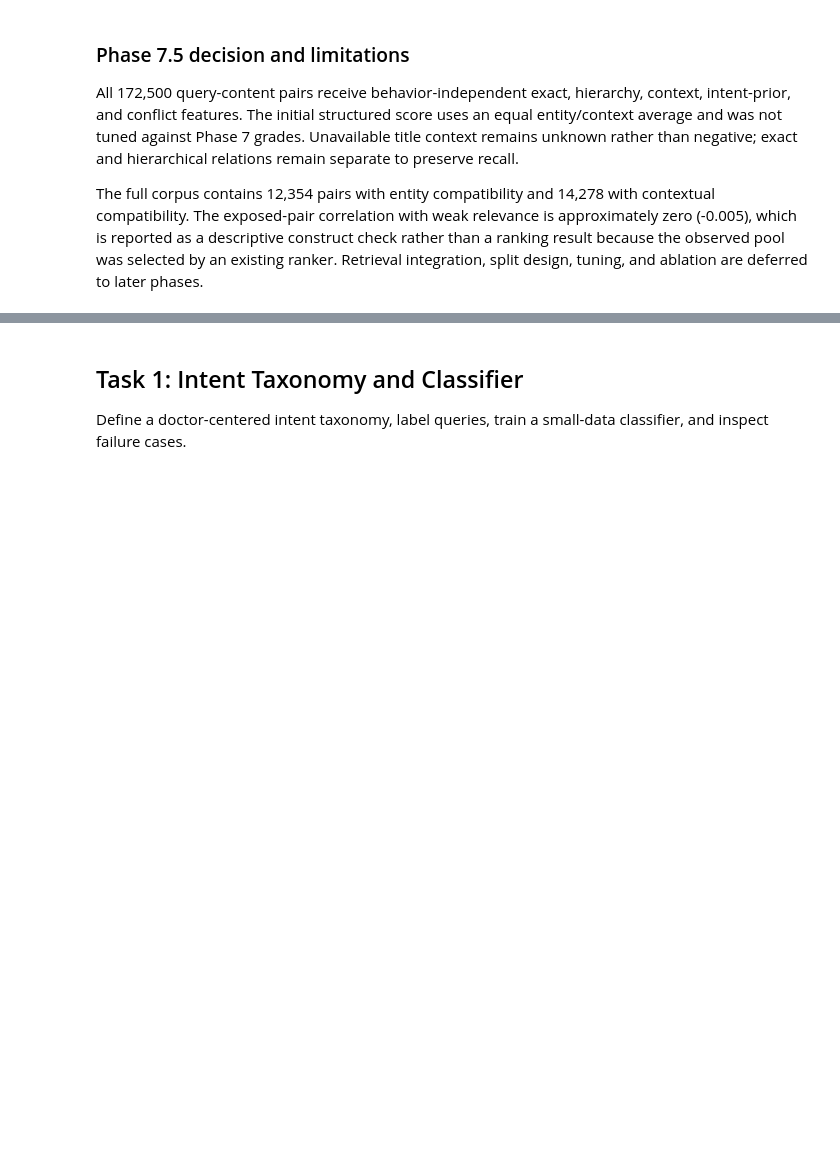
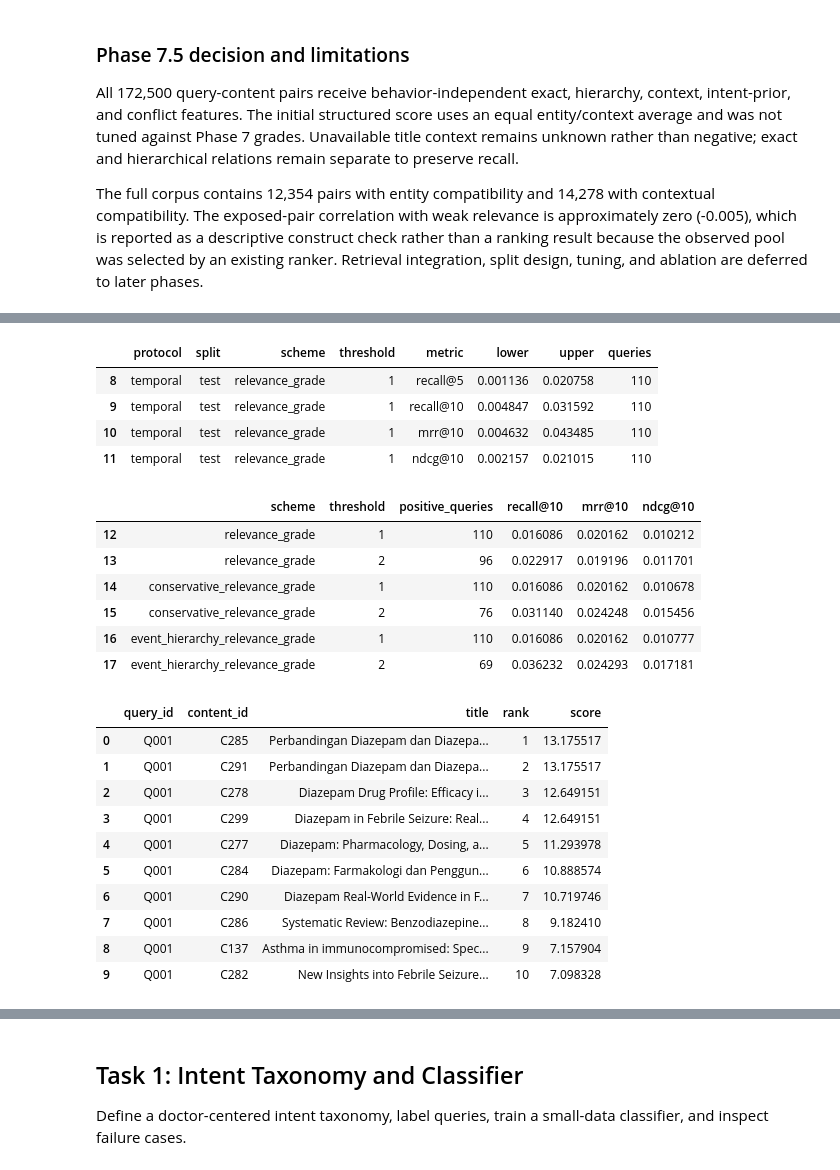
Before and after one commit to Gary3G/doctor-search-service, a Jupyter notebook: notebook.ipynb, the cells around one changed output, grey strips where cells are left out. Cells and saved outputs as stored; diff of their text form; code cells hidden in the pictures; blank space fills up the shorter version.

```diff
--- a/notebook.ipynb
+++ b/notebook.ipynb
@@ -1506,0 +1531,28 @@ display(pd.read_csv(SPLIT_DIR / "phase8_duplicate_overlap_audit.csv"))
+# %%
+display(pd.read_csv(BASELINE_DIR / 'bm25_bootstrap_intervals.csv').query("protocol == 'temporal' and split == 'test'"))
+display(bm25_metrics.query("protocol == 'temporal' and split == 'test'")[['scheme', 'threshold', 'positive_queries', 'recall@10', 'mrr@10', 'ndcg@10']])
+display(pd.read_csv(BASELINE_DIR / 'bm25_rankings.csv').head(10))
+# %% [output]
+|  | protocol | split | scheme | threshold | metric | lower | upper | queries |
+| 8 | temporal | test | relevance_grade | 1 | recall@5 | 0.001136 | 0.020758 | 110 |
+| 9 | temporal | test | relevance_grade | 1 | recall@10 | 0.004847 | 0.031592 | 110 |
+| 10 | temporal | test | relevance_grade | 1 | mrr@10 | 0.004632 | 0.043485 | 110 |
+| 11 | temporal | test | relevance_grade | 1 | ndcg@10 | 0.002157 | 0.021015 | 110 |
+|  | scheme | threshold | positive_queries | recall@10 | mrr@10 | ndcg@10 |
+| 12 | relevance_grade | 1 | 110 | 0.016086 | 0.020162 | 0.010212 |
+| 13 | relevance_grade | 2 | 96 | 0.022917 | 0.019196 | 0.011701 |
+| 14 | conservative_relevance_grade | 1 | 110 | 0.016086 | 0.020162 | 0.010678 |
+| 15 | conservative_relevance_grade | 2 | 76 | 0.031140 | 0.024248 | 0.015456 |
+| 16 | event_hierarchy_relevance_grade | 1 | 110 | 0.016086 | 0.020162 | 0.010777 |
+| 17 | event_hierarchy_relevance_grade | 2 | 69 | 0.036232 | 0.024293 | 0.017181 |
+|  | query_id | content_id | title | rank | score |
+| 0 | Q001 | C285 | Perbandingan Diazepam dan Diazepa... | 1 | 13.175517 |
+| 1 | Q001 | C291 | Perbandingan Diazepam dan Diazepa... | 2 | 13.175517 |
+| 2 | Q001 | C278 | Diazepam Drug Profile: Efficacy i... | 3 | 12.649151 |
+| 3 | Q001 | C299 | Diazepam in Febrile Seizure: Real... | 4 | 12.649151 |
+| 4 | Q001 | C277 | Diazepam: Pharmacology, Dosing, a... | 5 | 11.293978 |
+| 5 | Q001 | C284 | Diazepam: Farmakologi dan Penggun... | 6 | 10.888574 |
+| 6 | Q001 | C290 | Diazepam Real-World Evidence in F... | 7 | 10.719746 |
+| 7 | Q001 | C286 | Systematic Review: Benzodiazepine... | 8 | 9.182410 |
+| 8 | Q001 | C137 | Asthma in immunocompromised: Spec... | 9 | 7.157904 |
+| 9 | Q001 | C282 | New Insights into Febrile Seizure... | 10 | 7.098328 |
```
Also changed, not shown: parts of 10 cells of this notebook, 21 other files.
